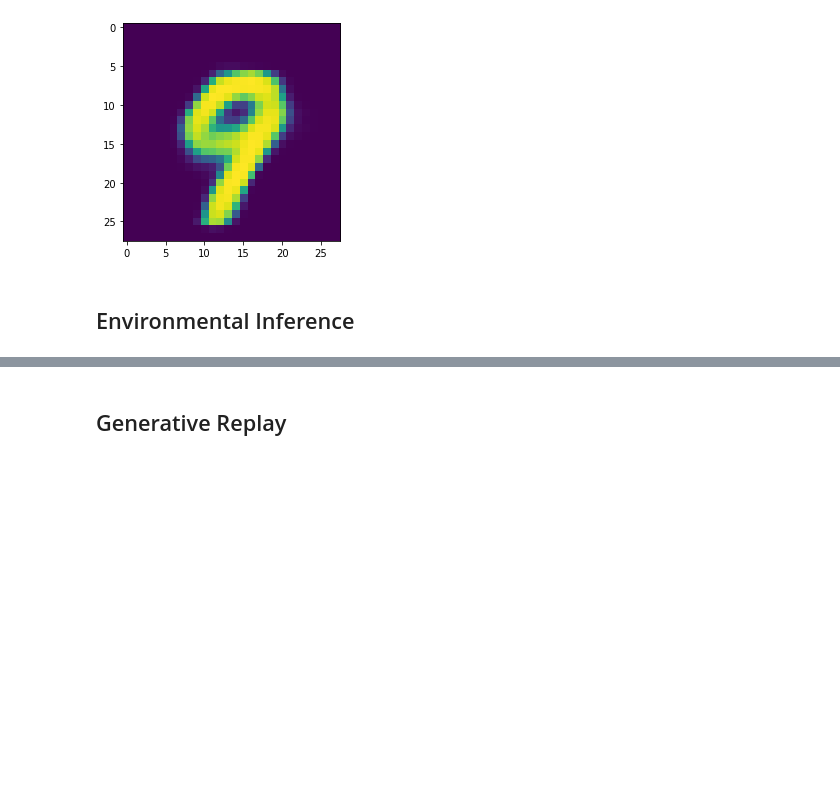
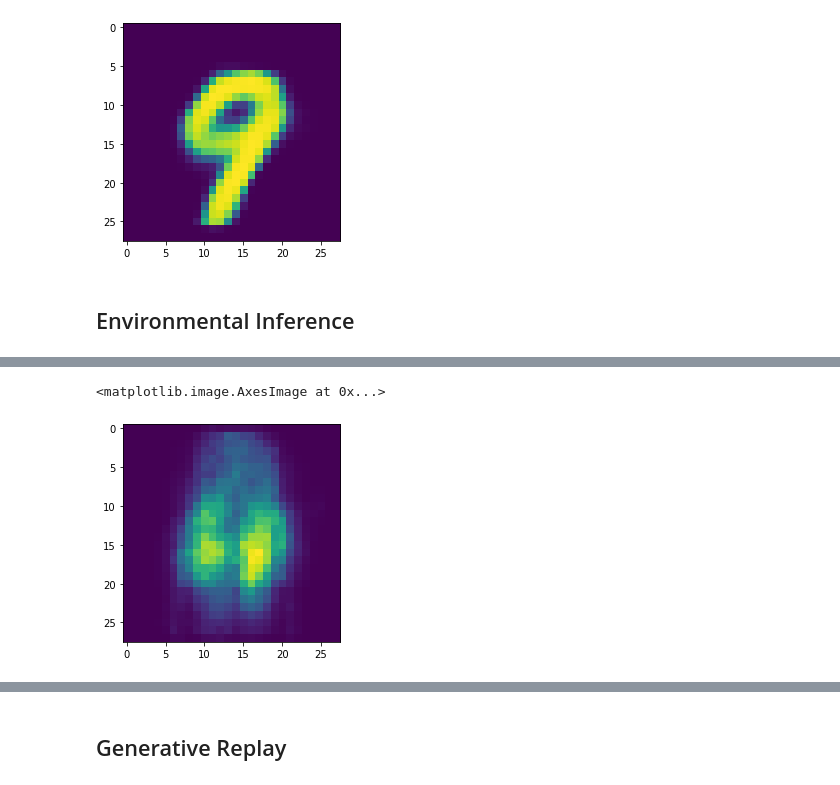
Before and after one commit to oliveradk/cult, a Jupyter notebook: 03a_core.train.ipynb, the cells around one changed output, grey strips where cells are left out. Saved outputs shown, nothing was run; the diff lists cells and outputs as text; code cells hidden in the pictures; blank space fills up the shorter version.

```diff
--- a/03a_core.train.ipynb
+++ b/03a_core.train.ipynb
@@ -382,0 +393,3 @@ envinfer_vae.m
+# %%
+with torch.no_grad():
+    rec_img, _mu, _logvar, _envidx = envinfer_vae(mnist_batch)
@@ -382,0 +405,5 @@ envinfer_vae.m
+# %%
+plt.imshow(rec_img[3].to('cpu').detach().numpy().squeeze())
+# %% [output]
+<matplotlib.image.AxesImage at 0x...>
+[figure, added]
```
Also changed, not shown: parts of 15 cells of this notebook.
